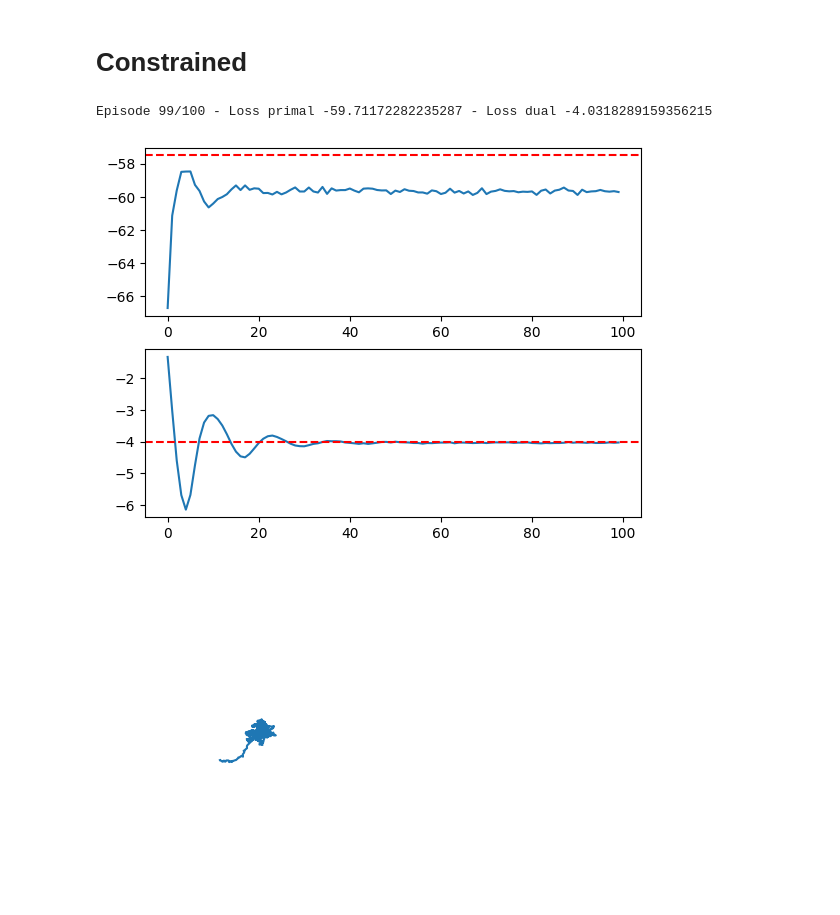
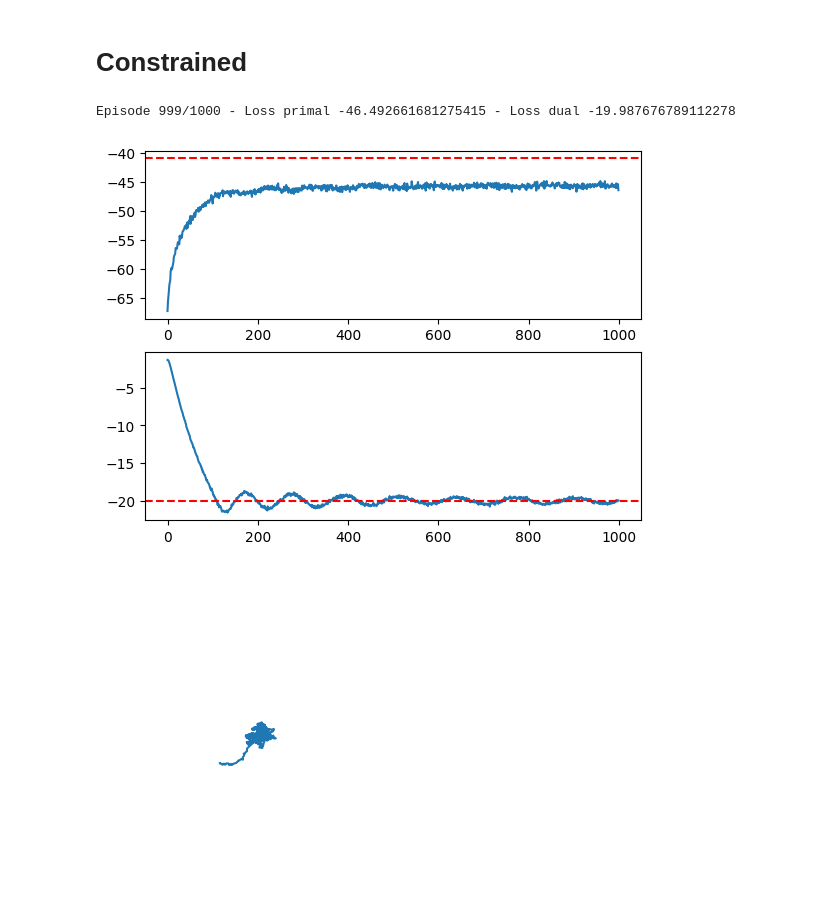
Before and after one commit to sergiorozada12/d-pg-pd, a Jupyter notebook: experiments/EXP1_vel_DPGPD.ipynb, the cells around one changed output. Saved outputs shown, nothing was run; the diff lists cells and outputs as text; code cells hidden in the pictures.

```diff
--- a/experiments/EXP1_DPGPD_exact.ipynb
+++ b/experiments/EXP1_vel_DPGPD.ipynb
@@ -17,7 +17,7 @@ from src.sampling import Sampler
 ds = 4
 da = 2
 
-eta = 0.1
+eta = 0.01
 tau = 0.1
 gamma = 0.9
 
@@ -33,7 +33,7 @@ G1 = - torch.tensor([
 R1 =  - torch.tensor([
     [1., 0],
     [0, 1.],
-]).double()
+]).double() * (tau / 2)
 
 G2 = - torch.tensor([
     [.1, 0, 0, 0],
@@ -45,4 +45,4 @@ G2 = - torch.tensor([
 R2 = - torch.tensor([
     [1., 0],
     [0, 1.],
-]).double()
+]).double() * (tau / 2)
@@ -109,27 +120,27 @@ plt.show()
 # %% [markdown]
 # Constrained
 # %%
-epochs = 100
-n = 100_000
-b = -4
+epochs = 1_000
+n = 10_000
+b = -20
 
 env = RobotWorld()
-sampler = Sampler()
+sampler = Sampler(env, gamma)
 dpgpd = Dpgpd(env, eta, tau, gamma, b, G1, G2, R1, R2)
 
 K, lmbda, losses_primal, losses_dual = dpgpd.train_constrained(epochs, n)
 # %% [output]
-Episode 99/100 - Loss primal -59.71172282235287 - Loss dual -4.0318289159356215
+Episode 999/1000 - Loss primal -46.492661681275415 - Loss dual -19.987676789112278
 # %%
 fig, axes = plt.subplots(nrows=2, ncols=1)
 axes = axes.flatten()
 axes[0].plot(losses_primal)
-axes[0].axhline(y=-57.5, color='r', linestyle='--')
+axes[0].axhline(y=-41, color='r', linestyle='--')
 axes[1].plot(losses_dual)
 axes[1].axhline(y=b, color='r', linestyle='--')
 plt.show()
 # %% [output]
-[figure, old version]
+[figure, new version]
 # %%
 T = 1_000
 states, actions = sampler.sample_trajectory(env, K, T)
```
Also changed, not shown: parts of 6 cells of this notebook, 6 other files.
